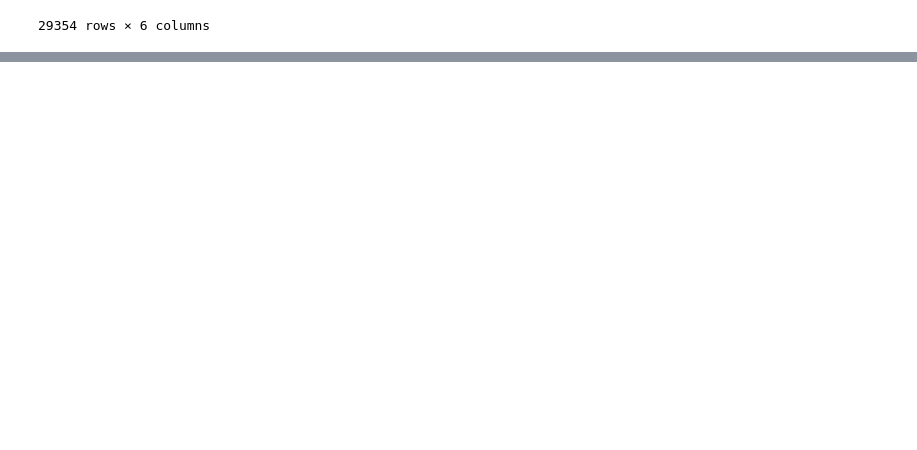
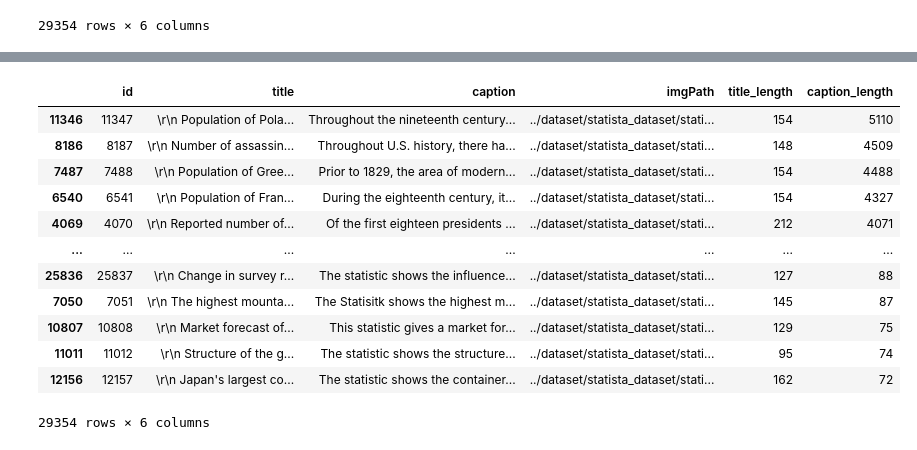
Before and after one commit to mleshashi/thesis-sharma, a Jupyter notebook: ElasticSearch/text_size.ipynb, the cells around one changed output, grey strips where cells are left out. Cells and saved outputs as stored; diff of their text form; code cells hidden in the pictures; blank space fills up the shorter version.

```diff
--- a/ElasticSearch/text_size.ipynb
+++ b/ElasticSearch/text_size.ipynb
@@ -116,0 +66,17 @@ top_10_longest, top_10_shortest
+# %%
+caption_sorted=combined_df.sort_values(by='caption_length', ascending=False)
+caption_sorted
+# %% [output]
+|  | id | title | caption | imgPath | title_length | caption_length |
+| 11346 | 11347 | \r\n Population of Pola... | Throughout the nineteenth century... | ../dataset/statista_dataset/stati... | 154 | 5110 |
+| 8186 | 8187 | \r\n Number of assassin... | Throughout U.S. history, there ha... | ../dataset/statista_dataset/stati... | 148 | 4509 |
+| 7487 | 7488 | \r\n Population of Gree... | Prior to 1829, the area of modern... | ../dataset/statista_dataset/stati... | 154 | 4488 |
+| 6540 | 6541 | \r\n Population of Fran... | During the eighteenth century, it... | ../dataset/statista_dataset/stati... | 154 | 4327 |
+| 4069 | 4070 | \r\n Reported number of... | Of the first eighteen presidents ... | ../dataset/statista_dataset/stati... | 212 | 4071 |
+| ... | ... | ... | ... | ... | ... | ... |
+| 25836 | 25837 | \r\n Change in survey r... | The statistic shows the influence... | ../dataset/statista_dataset/stati... | 127 | 88 |
+| 7050 | 7051 | \r\n The highest mounta... | The Statisitk shows the highest m... | ../dataset/statista_dataset/stati... | 145 | 87 |
+| 10807 | 10808 | \r\n Market forecast of... | This statistic gives a market for... | ../dataset/statista_dataset/stati... | 129 | 75 |
+| 11011 | 11012 | \r\n Structure of the g... | The statistic shows the structure... | ../dataset/statista_dataset/stati... | 95 | 74 |
+| 12156 | 12157 | \r\n Japan's largest co... | The statistic shows the container... | ../dataset/statista_dataset/stati... | 162 | 72 |
+29354 rows × 6 columns
```
Also changed, not shown: parts of 7 cells of this notebook.
